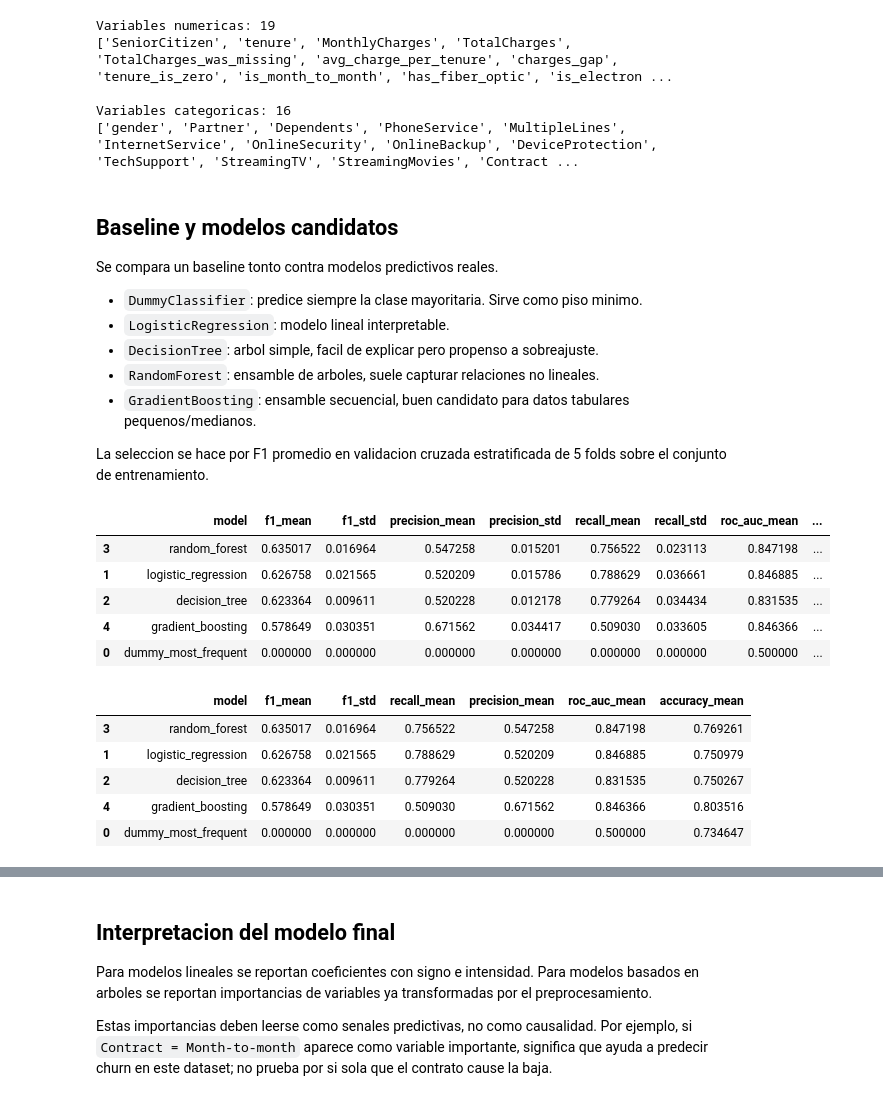
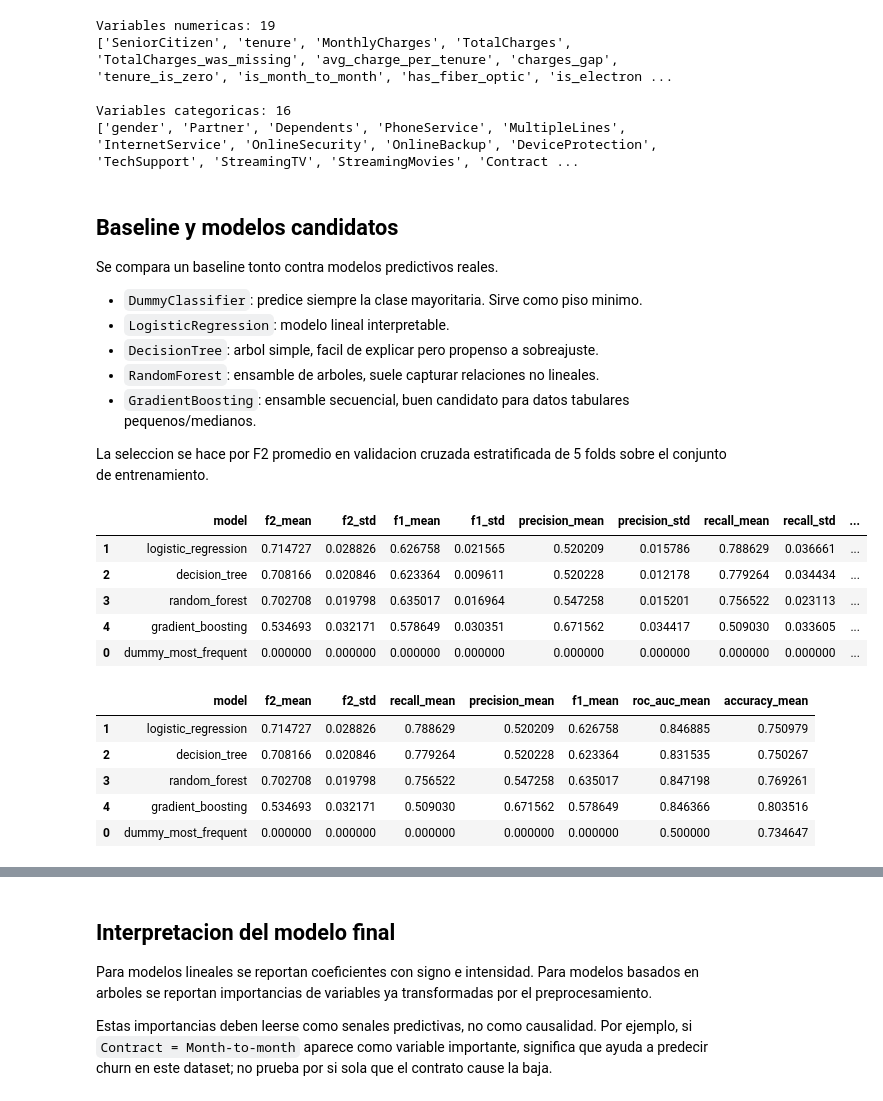
Before and after one commit to matigold22/Final_Predictiva, a Jupyter notebook: notebooks/01_train_final_model.ipynb, the cells around one changed output, grey strips where cells are left out. Saved outputs shown, nothing was run; the diff lists cells and outputs as text; code cells hidden in the pictures.

```diff
--- a/notebooks/01_train_final_model.ipynb
+++ b/notebooks/01_train_final_model.ipynb
@@ -296,7 +298,7 @@ Se compara un baseline tonto contra modelos predictivos reales.
 - `RandomForest`: ensamble de arboles, suele capturar relaciones no lineales.
 - `GradientBoosting`: ensamble secuencial, buen candidato para datos tabulares pequenos/medianos.
 
-La seleccion se hace por F1 promedio en validacion cruzada estratificada de 5 folds sobre el conjunto de entrenamiento.
+La seleccion se hace por F2 promedio en validacion cruzada estratificada de 5 folds sobre el conjunto de entrenamiento.
 # %%
 models = {
     "dummy_most_frequent": DummyClassifier(strategy="most_frequent"),
@@ -312,57 +314,60 @@ models = {
     "gradient_boosting": GradientBoostingClassifier(random_state=RANDOM_STATE),
 }
 
+f2_scorer = make_scorer(fbeta_score, beta=2, zero_division=0)
+
 scoring = {
+    "f2": f2_scorer,
     "f1": "f1",
     "precision": "precision",
     "recall": "recall",
     "roc_auc": "roc_auc",
     "accuracy": "accuracy",
 }
 
 cv = StratifiedKFold(n_splits=5, shuffle=True, random_state=RANDOM_STATE)
 results = []
 
 for name, estimator in models.items():
     pipeline = Pipeline(steps=[
         ("preprocessor", preprocessor),
         ("model", estimator),
     ])
     scores = cross_validate(
         pipeline,
         X_train,
         y_train,
         cv=cv,
         scoring=scoring,
         n_jobs=1,
         return_train_score=False,
     )
     row = {"model": name}
     for metric in scoring:
         row[f"{metric}_mean"] = scores[f"test_{metric}"].mean()
         row[f"{metric}_std"] = scores[f"test_{metric}"].std()
     results.append(row)
 
-cv_results = pd.DataFrame(results).sort_values("f1_mean", ascending=False)
+cv_results = pd.DataFrame(results).sort_values("f2_mean", ascending=False)
 cv_results
 # %% [output]
-|  | model | f1_mean | f1_std | precision_mean | precision_std | recall_mean | recall_std | roc_auc_mean | ... |
-| 3 | random_forest | 0.635017 | 0.016964 | 0.547258 | 0.015201 | 0.756522 | 0.023113 | 0.847198 | ... |
-| 1 | logistic_regression | 0.626758 | 0.021565 | 0.520209 | 0.015786 | 0.788629 | 0.036661 | 0.846885 | ... |
-| 2 | decision_tree | 0.623364 | 0.009611 | 0.520228 | 0.012178 | 0.779264 | 0.034434 | 0.831535 | ... |
-| 4 | gradient_boosting | 0.578649 | 0.030351 | 0.671562 | 0.034417 | 0.509030 | 0.033605 | 0.846366 | ... |
-| 0 | dummy_most_frequent | 0.000000 | 0.000000 | 0.000000 | 0.000000 | 0.000000 | 0.000000 | 0.500000 | ... |
+|  | model | f2_mean | f2_std | f1_mean | f1_std | precision_mean | precision_std | recall_mean | recall_std | ... |
+| 1 | logistic_regression | 0.714727 | 0.028826 | 0.626758 | 0.021565 | 0.520209 | 0.015786 | 0.788629 | 0.036661 | ... |
+| 2 | decision_tree | 0.708166 | 0.020846 | 0.623364 | 0.009611 | 0.520228 | 0.012178 | 0.779264 | 0.034434 | ... |
+| 3 | random_forest | 0.702708 | 0.019798 | 0.635017 | 0.016964 | 0.547258 | 0.015201 | 0.756522 | 0.023113 | ... |
+| 4 | gradient_boosting | 0.534693 | 0.032171 | 0.578649 | 0.030351 | 0.671562 | 0.034417 | 0.509030 | 0.033605 | ... |
+| 0 | dummy_most_frequent | 0.000000 | 0.000000 | 0.000000 | 0.000000 | 0.000000 | 0.000000 | 0.000000 | 0.000000 | ... |
 # %%
 cv_results_display = cv_results[[
-    "model", "f1_mean", "f1_std", "recall_mean", "precision_mean", "roc_auc_mean", "accuracy_mean"
+    "model", "f2_mean", "f2_std", "recall_mean", "precision_mean", "f1_mean", "roc_auc_mean", "accuracy_mean"
 ]].copy()
 cv_results_display.to_csv(OUTPUTS_DIR / "model_selection_cv_results.csv", index=False)
 cv_results_display
 # %% [output]
-|  | model | f1_mean | f1_std | recall_mean | precision_mean | roc_auc_mean | accuracy_mean |
-| 3 | random_forest | 0.635017 | 0.016964 | 0.756522 | 0.547258 | 0.847198 | 0.769261 |
-| 1 | logistic_regression | 0.626758 | 0.021565 | 0.788629 | 0.520209 | 0.846885 | 0.750979 |
-| 2 | decision_tree | 0.623364 | 0.009611 | 0.779264 | 0.520228 | 0.831535 | 0.750267 |
-| 4 | gradient_boosting | 0.578649 | 0.030351 | 0.509030 | 0.671562 | 0.846366 | 0.803516 |
-| 0 | dummy_most_frequent | 0.000000 | 0.000000 | 0.000000 | 0.000000 | 0.500000 | 0.734647 |
+|  | model | f2_mean | f2_std | recall_mean | precision_mean | f1_mean | roc_auc_mean | accuracy_mean |
+| 1 | logistic_regression | 0.714727 | 0.028826 | 0.788629 | 0.520209 | 0.626758 | 0.846885 | 0.750979 |
+| 2 | decision_tree | 0.708166 | 0.020846 | 0.779264 | 0.520228 | 0.623364 | 0.831535 | 0.750267 |
+| 3 | random_forest | 0.702708 | 0.019798 | 0.756522 | 0.547258 | 0.635017 | 0.847198 | 0.769261 |
+| 4 | gradient_boosting | 0.534693 | 0.032171 | 0.509030 | 0.671562 | 0.578649 | 0.846366 | 0.803516 |
+| 0 | dummy_most_frequent | 0.000000 | 0.000000 | 0.000000 | 0.000000 | 0.000000 | 0.500000 | 0.734647 |
 # %%
```
Also changed, not shown: parts of 15 cells of this notebook, 9 other files.
